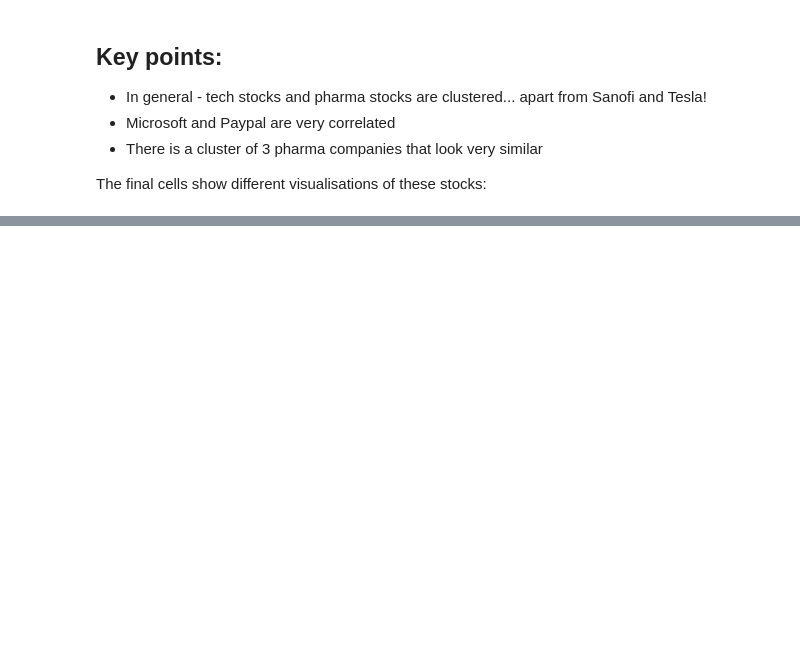
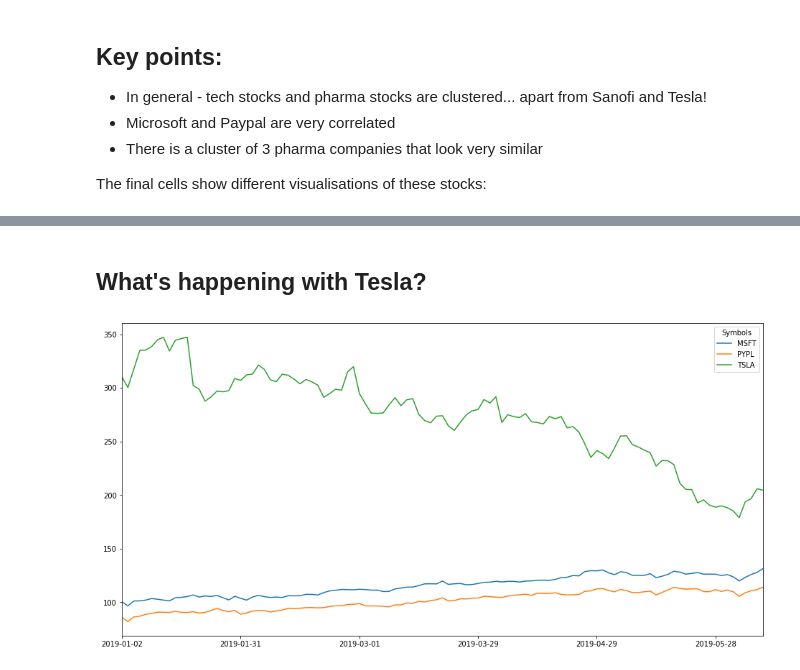
Before and after one commit to timvg80/pydata_cardiff_workshop1, a Jupyter notebook: eda_clustering_notebook.ipynb, the cells around one changed output, grey strips where cells are left out. Saved outputs shown, nothing was run; the diff lists cells and outputs as text; code cells hidden in the pictures; blank space fills up the shorter version.

```diff
--- a/eda_clustering_notebook.ipynb
+++ b/eda_clustering_notebook.ipynb
@@ -678,0 +817,8 @@ pypl_qf.iplot()
+# %% [markdown]
+## What's happening with Tesla?
+# %%
+fig, ax = plt.subplots(figsize=(16, 8))
+stock_df['close'][['MSFT', 'PYPL', 'TSLA']].plot(ax=ax)
+ax.set_xlabel('');
+# %% [output]
+[figure, added]
```
Also changed, not shown: parts of 75 cells of this notebook.
